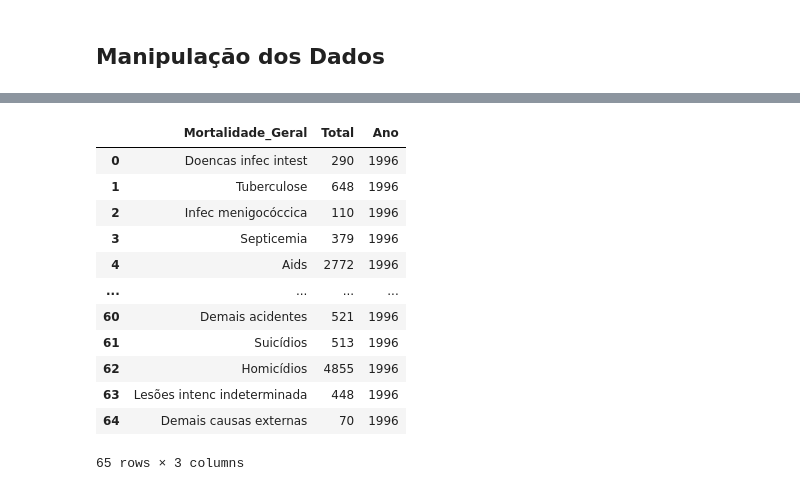
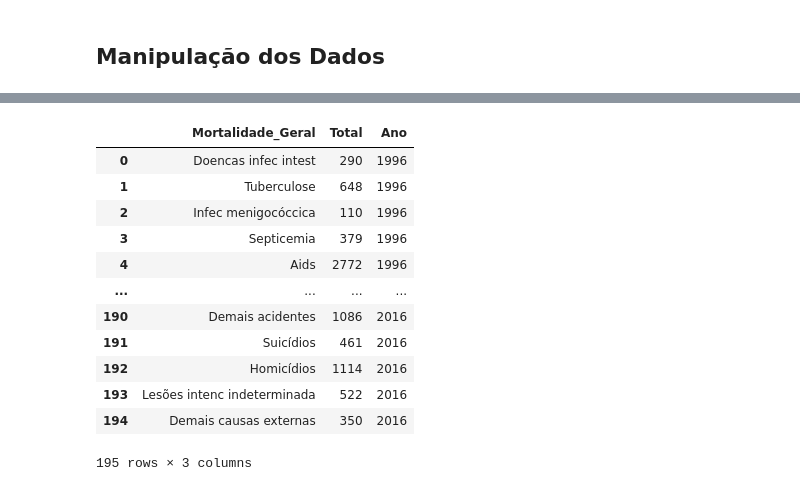
Before and after one commit to PaolaFerrete/Mortality-Sao-Paulo, a Jupyter notebook: Incidencia_1996_2006_2016.ipynb, the cells around one changed output, grey strips where cells are left out. Cells and saved outputs as stored; diff of their text form; code cells hidden in the pictures.

```diff
--- a/Incidencia_1996_2006_2016.ipynb
+++ b/Incidencia_1996_2006_2016.ipynb
@@ -79,0 +103,9 @@ Causas_esp
+# %%
+#Criar um novo DataFrame e Concatenar
+Causas_esp = pd.DataFrame(Causas_esp_1996, columns=['Mortalidade Geral', 'Unnamed: 1', 'Unnamed: 2','Unnamed: 3', 'Unnamed: 4', 'Ano'])
+Causas_esp['Ano'] = 1996
+Causas_esp = Causas_esp.append(Causas_esp_2006)
+Causas_esp['Ano'] = Causas_esp['Ano'].replace(np.NaN, 2006)
+Causas_esp = Causas_esp.append(Causas_esp_2016)
+Causas_esp['Ano'] = Causas_esp['Ano'].replace(np.NaN, 2016)
+Causas_esp
@@ -80,8 +126,8 @@ Causas_esp
 # %%
 #Renomear Colunas
-CE_1996.set_axis(['Mortalidade_Geral', 'Masculino', 'Feminino', 'Ignorado', 'Total'],
+Causas_esp.set_axis(['Mortalidade_Geral', 'Masculino', 'Feminino', 'Ignorado', 'Total', 'Ano'],
                  axis='columns', inplace=True)
 #Renomear Index
-CE_1996.index = np.arange(65)
-CE_1996
+Causas_esp.index = np.arange(195)
+Causas_esp
 # %% [output]
@@ -111,6 +158,6 @@ Total                object
 dtype: object
 # %%
 #Substituir os valores '-' por 0
-CE_1996 = CE_1996.replace('-',0)
-print(CE_1996)
+Causas_esp = Causas_esp.replace('-',0)
+print(Causas_esp)
 # %% [output]
@@ -131,9 +178,9 @@ print(CE_1996)
 # %%
 #Alterar o tipo de dados para inteiro
-for i in CE_1996:
+for i in Causas_esp:
   if i not in 'Mortalidade_Geral':
-    CE_1996[i].astype('int64')
-CE_1996.dtypes
+    Causas_esp[i] = Causas_esp[i].astype('int64')
+Causas_esp.dtypes
 # %% [output]
 Mortalidade_Geral    object
 Masculino             int64
@@ -157,20 +205,19 @@ CE_1996.describe()
 # %%
 #Separar os Totais
-Total_CE = pd.DataFrame(CE_1996, columns=['Mortalidade_Geral','Total', 'Ano'])
-Total_CE['Ano'] = 1996
-Total_CE
+Causas_esp_Totais = pd.DataFrame(Causas_esp, columns=['Mortalidade_Geral','Total', 'Ano'])
+Causas_esp_Totais
 # %% [output]
 |  | Mortalidade_Geral | Total | Ano |
 | 0 | Doencas infec intest | 290 | 1996 |
 | 1 | Tuberculose | 648 | 1996 |
 | 2 | Infec menigocóccica | 110 | 1996 |
 | 3 | Septicemia | 379 | 1996 |
 | 4 | Aids | 2772 | 1996 |
 | ... | ... | ... | ... |
-| 60 | Demais acidentes | 521 | 1996 |
-| 61 | Suicídios | 513 | 1996 |
-| 62 | Homicídios | 4855 | 1996 |
-| 63 | Lesões intenc indeterminada | 448 | 1996 |
-| 64 | Demais causas externas | 70 | 1996 |
+| 190 | Demais acidentes | 1086 | 2016 |
+| 191 | Suicídios | 461 | 2016 |
+| 192 | Homicídios | 1114 | 2016 |
+| 193 | Lesões intenc indeterminada | 522 | 2016 |
+| 194 | Demais causas externas | 350 | 2016 |
-65 rows × 3 columns
+195 rows × 3 columns
 # %%
```
Also changed, not shown: parts of 16 cells of this notebook.
